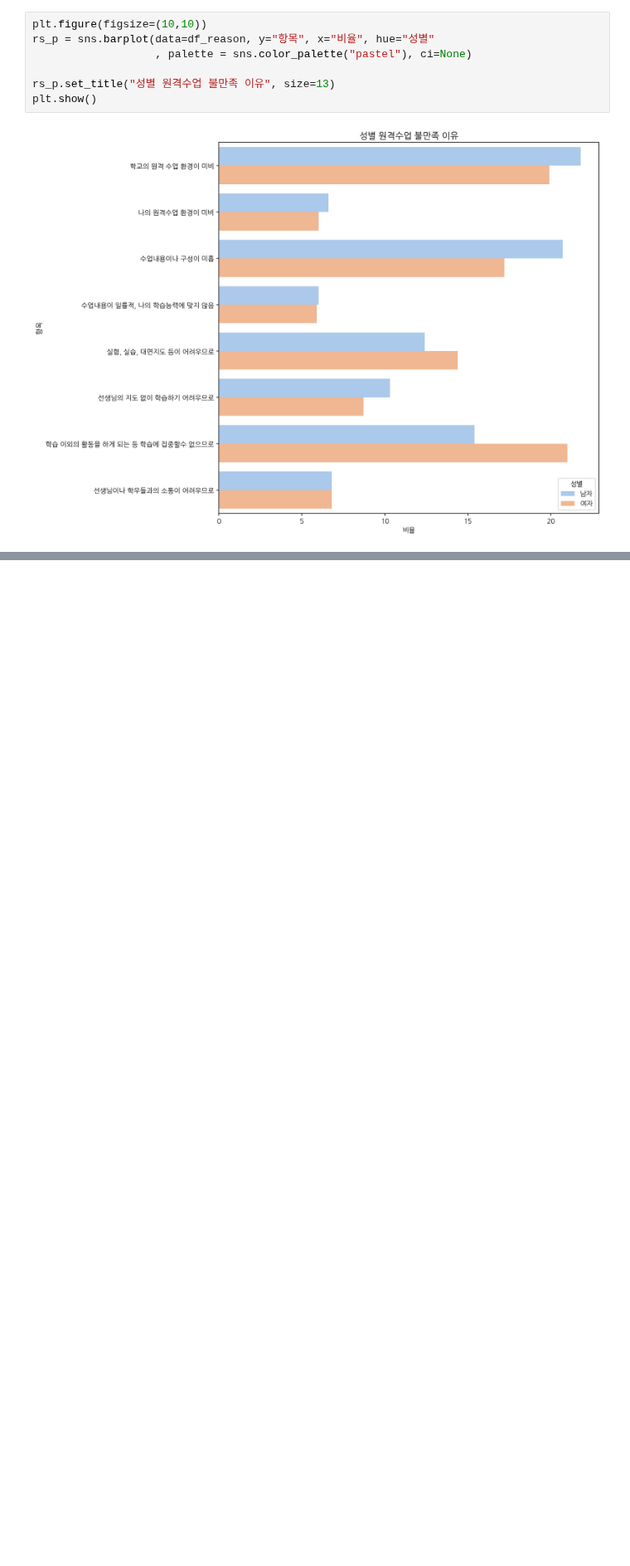
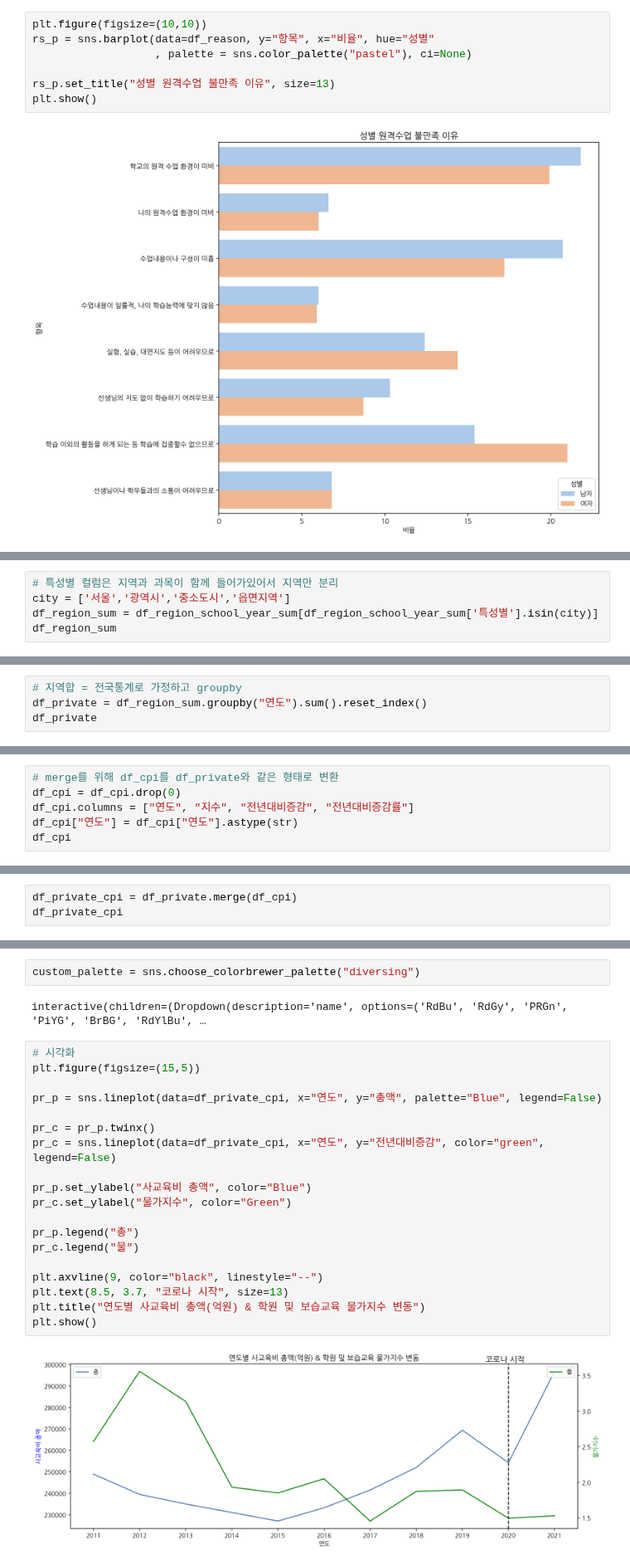
Before and after one commit to moonstar97/Structure, a Jupyter notebook: 가설3번_EDA.ipynb, the cells around one changed output, grey strips where cells are left out. Shown at 83% size. Cells and saved outputs as stored; diff of their text form; blank space fills up the shorter version.

```diff
--- a/가설3번_EDA.ipynb
+++ b/가설3번_EDA.ipynb
@@ -265,0 +311,5 @@ plt.show()
+# %%
+# 특성별 컬럼은 지역과 과목이 함께 들어가있어서 지역만 분리
+city = ['서울','광역시','중소도시','읍면지역']
+df_region_sum = df_region_school_year_sum[df_region_school_year_sum['특성별'].isin(city)]
+df_region_sum
@@ -265,0 +330,4 @@ plt.show()
+# %%
+# 지역합 = 전국통계로 가정하고 groupby
+df_private = df_region_sum.groupby("연도").sum().reset_index()
+df_private
@@ -265,0 +347,6 @@ plt.show()
+# %%
+# merge를 위해 df_cpi를 df_private와 같은 형태로 변환
+df_cpi = df_cpi.drop(0)
+df_cpi.columns = ["연도", "지수", "전년대비증감", "전년대비증감률"]
+df_cpi["연도"] = df_cpi["연도"].astype(str)
+df_cpi
@@ -265,0 +366,3 @@ plt.show()
+# %%
+df_private_cpi = df_private.merge(df_cpi)
+df_private_cpi
@@ -265,0 +385,25 @@ plt.show()
+# %%
+custom_palette = sns.choose_colorbrewer_palette("diversing")
+# %% [output]
+interactive(children=(Dropdown(description='name', options=('RdBu', 'RdGy', 'PRGn', 'PiYG', 'BrBG', 'RdYlBu', …
+# %%
+# 시각화
+plt.figure(figsize=(15,5))
+
+pr_p = sns.lineplot(data=df_private_cpi, x="연도", y="총액", palette="Blue", legend=False)
+
+pr_c = pr_p.twinx()
+pr_c = sns.lineplot(data=df_private_cpi, x="연도", y="전년대비증감", color="green", legend=False)
+
+pr_p.set_ylabel("사교육비 총액", color="Blue")
+pr_c.set_ylabel("물가지수", color="Green")
+
+pr_p.legend("총")
+pr_c.legend("물")
+
+plt.axvline(9, color="black", linestyle="--")
+plt.text(8.5, 3.7, "코로나 시작", size=13)
+plt.title("연도별 사교육비 총액(억원) & 학원 및 보습교육 물가지수 변동")
+plt.show()
+# %% [output]
+[figure, added]
```
Also changed, not shown: parts of 30 cells of this notebook, 3 other files.
